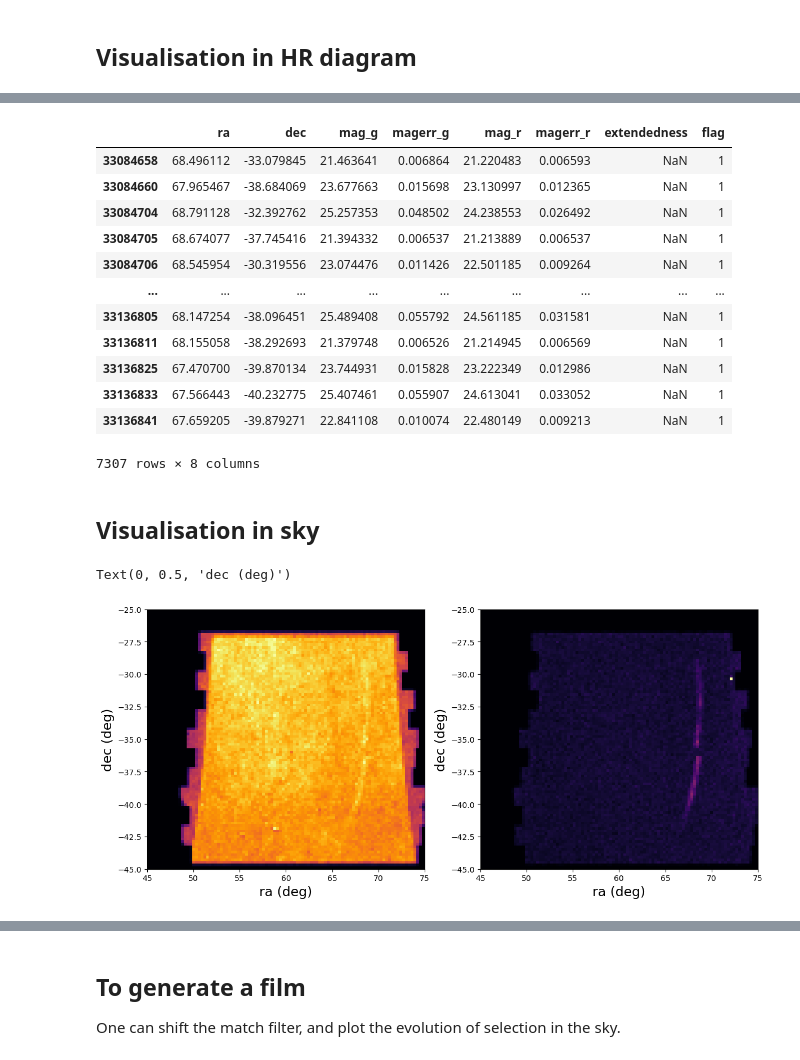
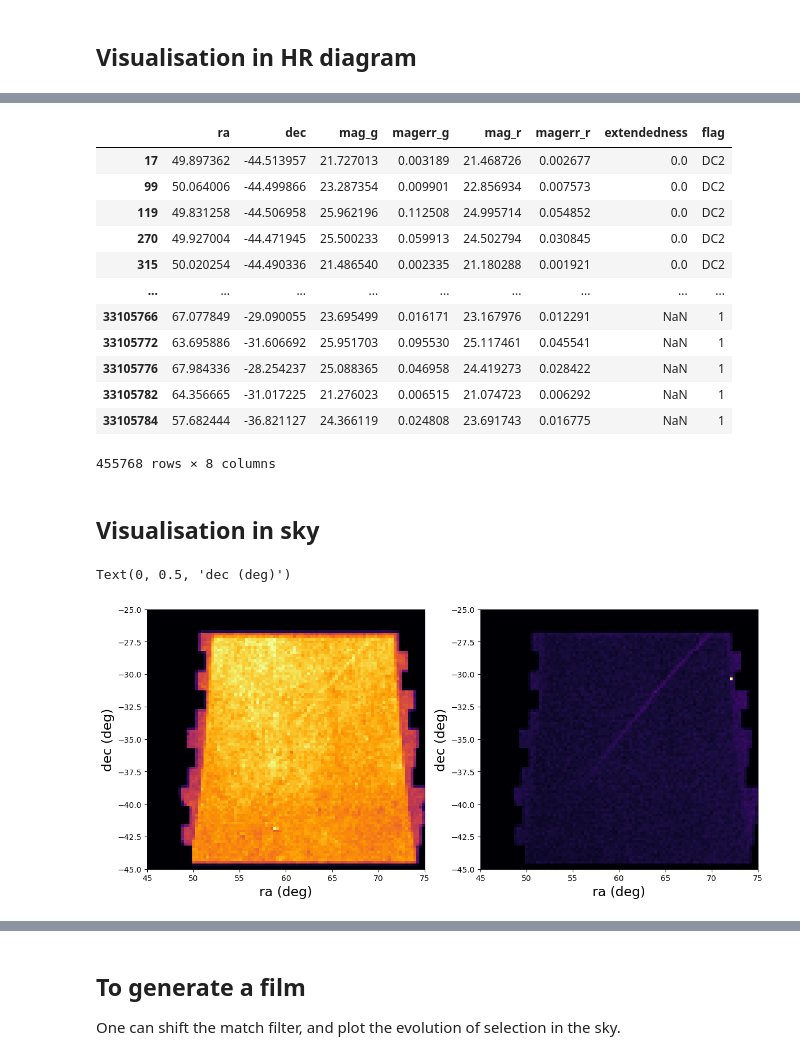
Before and after one commit to johannct/stream_sim, a Jupyter notebook: notebooks/injection_lsst_updated.ipynb, the cells around one changed output, grey strips where cells are left out. Drawn from its saved outputs; the diff is of its cells as text; code cells hidden in the pictures.

```diff
--- a/notebooks/injection_lsst_updated.ipynb
+++ b/notebooks/injection_lsst_updated.ipynb
@@ -111,6 +111,6 @@ def add_background(stream, config):
 
     return out
 # %%
-stream = generate_stream(config_data)
-# stream = add_background('/home/hallouin/Documents/thall_2025/Streams/stream_sim/data/Pal5_stars.csv',config_data)
+# stream = generate_stream(config_data)
+stream = add_background('/home/hallouin/Documents/thall_2025/Streams/stream_sim/data/Peppered_Pal5_stars.csv',config_data)
 # %% [output]
@@ -247,5 +249,9 @@ Reading coverage: /home/hallouin/Documents/thall_2025/Streams/stream_sim/stream_
 ###################### Reading Survey property files done ######################
 # %%
 # Inject stream stars (here contained into stream), and get observationnal values.
-obs_stream = obj.inject(stream)
+import astropy.coordinates as ac
+import astropy.units as u
+poles = ac.SkyCoord(ra=[75.0,65.0]*u.deg, dec=[-21.5,-31.5]*u.deg)
+# poles = ac.SkyCoord(ra=[70.0,60.0]*u.deg, dec=[-27,-35]*u.deg) ###change endpoints
+obs_stream = obj.inject(stream, endpoints=poles)
 # %% [output]
@@ -456,7 +490,7 @@ from matplotlib.path import Path
 AGE = 12.
 Z = 0.0006
 DMU = 0.5
-COLOR_SHIFT=[0.1,0.1]
+COLOR_SHIFT=[0.15,0.1]
 ERROR_FACTOR=[5.0,1.0]
 # Absolute magnitude of MSTO
 # WARNING: This is hardcoded
@@ -558,6 +592,6 @@ df_sample =  df_tot # select the data you want to use for the selection, here al
 cm = np.vstack([df_sample['mag_g'] - df_sample['mag_r'] , df_sample['mag_g'] ]).T
 
 # Apply a cut on faintest objects AND select stars inside the matchfilter
-cut_bottom = 25.5
+cut_bottom = 26
 flag = pth.contains_points(cm)&(df_sample['mag_g']<cut_bottom)
 # %%
@@ -633,16 +668,17 @@ df_sample
 # %%
-df_sample[flag][df_sample['flag']==1]
+df_tot[flag][df_tot['flag']==1]
+# df_tot['mag_g'][df_tot['flag'] == 1]#[df_tot['mag_g']<=26]
 # %% [output]
 |  | ra | dec | mag_g | magerr_g | mag_r | magerr_r | extendedness | flag |
-| 33084658 | 68.496112 | -33.079845 | 21.463641 | 0.006864 | 21.220483 | 0.006593 | NaN | 1 |
-| 33084660 | 67.965467 | -38.684069 | 23.677663 | 0.015698 | 23.130997 | 0.012365 | NaN | 1 |
-| 33084704 | 68.791128 | -32.392762 | 25.257353 | 0.048502 | 24.238553 | 0.026492 | NaN | 1 |
-| 33084705 | 68.674077 | -37.745416 | 21.394332 | 0.006537 | 21.213889 | 0.006537 | NaN | 1 |
-| 33084706 | 68.545954 | -30.319556 | 23.074476 | 0.011426 | 22.501185 | 0.009264 | NaN | 1 |
+| 17 | 49.897362 | -44.513957 | 21.727013 | 0.003189 | 21.468726 | 0.002677 | 0.0 | DC2 |
+| 99 | 50.064006 | -44.499866 | 23.287354 | 0.009901 | 22.856934 | 0.007573 | 0.0 | DC2 |
+| 119 | 49.831258 | -44.506958 | 25.962196 | 0.112508 | 24.995714 | 0.054852 | 0.0 | DC2 |
+| 270 | 49.927004 | -44.471945 | 25.500233 | 0.059913 | 24.502794 | 0.030845 | 0.0 | DC2 |
+| 315 | 50.020254 | -44.490336 | 21.486540 | 0.002335 | 21.180288 | 0.001921 | 0.0 | DC2 |
 | ... | ... | ... | ... | ... | ... | ... | ... | ... |
-| 33136805 | 68.147254 | -38.096451 | 25.489408 | 0.055792 | 24.561185 | 0.031581 | NaN | 1 |
-| 33136811 | 68.155058 | -38.292693 | 21.379748 | 0.006526 | 21.214945 | 0.006569 | NaN | 1 |
-| 33136825 | 67.470700 | -39.870134 | 23.744931 | 0.015828 | 23.222349 | 0.012986 | NaN | 1 |
-| 33136833 | 67.566443 | -40.232775 | 25.407461 | 0.055907 | 24.613041 | 0.033052 | NaN | 1 |
-| 33136841 | 67.659205 | -39.879271 | 22.841108 | 0.010074 | 22.480149 | 0.009213 | NaN | 1 |
+| 33105766 | 67.077849 | -29.090055 | 23.695499 | 0.016171 | 23.167976 | 0.012291 | NaN | 1 |
+| 33105772 | 63.695886 | -31.606692 | 25.951703 | 0.095530 | 25.117461 | 0.045541 | NaN | 1 |
+| 33105776 | 67.984336 | -28.254237 | 25.088365 | 0.046958 | 24.419273 | 0.028422 | NaN | 1 |
+| 33105782 | 64.356665 | -31.017225 | 21.276023 | 0.006515 | 21.074723 | 0.006292 | NaN | 1 |
+| 33105784 | 57.682444 | -36.821127 | 24.366119 | 0.024808 | 23.691743 | 0.016775 | NaN | 1 |
-7307 rows × 8 columns
+455768 rows × 8 columns
@@ -664,5 +703,5 @@ ax[0].set_ylabel('dec (deg)',fontsize=fontsize)
 ax[1].set_ylabel('dec (deg)',fontsize=fontsize)
 # %% [output]
 Text(0, 0.5, 'dec (deg)')
-[figure, old version]
+[figure, new version]
 # %%
```
Also changed, not shown: parts of 19 cells of this notebook, 5 other files.
